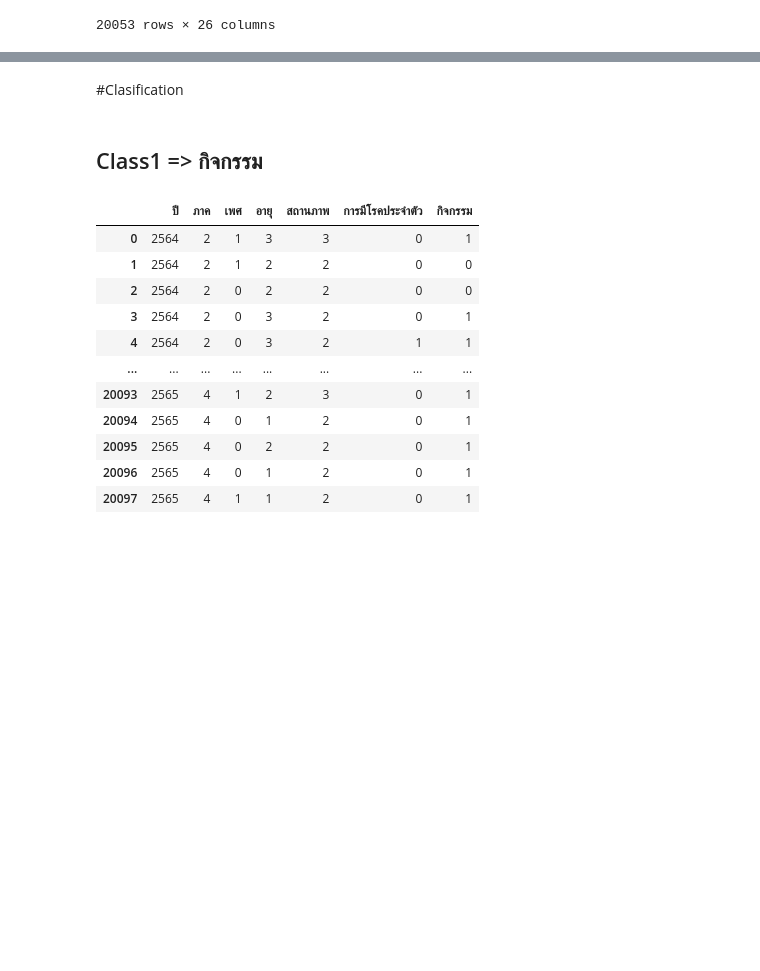
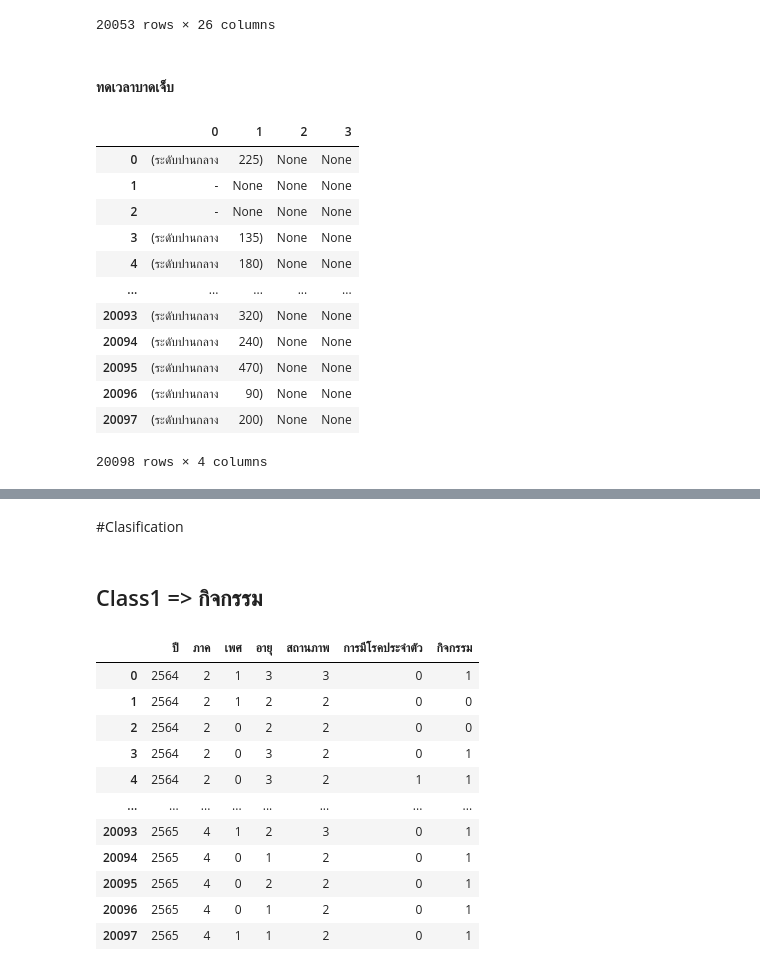
Before and after one commit to Tonry12/BSC_DPDM23, a Jupyter notebook: ex.ipynb, the cells around one changed output, grey strips where cells are left out. Cells and saved outputs as stored; diff of their text form; code cells hidden in the pictures; blank space fills up the shorter version.

Commit message:
ทดเวลาบาดเจ็บ

```diff
--- a/ex.ipynb
+++ b/ex.ipynb
@@ -11,6 +11,8 @@ import numpy as np
 import os
 # %%
 df = pd.read_excel('/content/drive/MyDrive/DPDM2023/BSCproject/psdexercise.xlsx')
+# %%
+a = pd.read_excel('/content/drive/MyDrive/DPDM2023/BSCproject/psdexercise.xlsx')
 # %%
 df
 # %% [output]
@@ -351,3 +353,22 @@ df
 | 20096 | 2565 | 4 | นราธิวาส | ระแงะ | ตันหยงมัส | 0 | 1 | ปริญญาตรี | 2 | 0 | ... |
 | 20097 | 2565 | 4 | นราธิวาส | ระแงะ | ตันหยงมัส | 1 | 1 | ปริญญาตรี | 2 | 0 | ... |
 20053 rows × 26 columns
+# %% [markdown]
+#### ทดเวลาบาดเจ็บ
+# %%
+gfa = a['รวมสรุปกิจกรรม'].str.split(',', expand = True)
+gfa
+# %% [output]
+|  | 0 | 1 | 2 | 3 |
+| 0 | (ระดับปานกลาง | 225) | None | None |
+| 1 | - | None | None | None |
+| 2 | - | None | None | None |
+| 3 | (ระดับปานกลาง | 135) | None | None |
+| 4 | (ระดับปานกลาง | 180) | None | None |
+| ... | ... | ... | ... | ... |
+| 20093 | (ระดับปานกลาง | 320) | None | None |
+| 20094 | (ระดับปานกลาง | 240) | None | None |
+| 20095 | (ระดับปานกลาง | 470) | None | None |
+| 20096 | (ระดับปานกลาง | 90) | None | None |
+| 20097 | (ระดับปานกลาง | 200) | None | None |
+20098 rows × 4 columns
```
Also changed, not shown: parts of 4 cells of this notebook.
